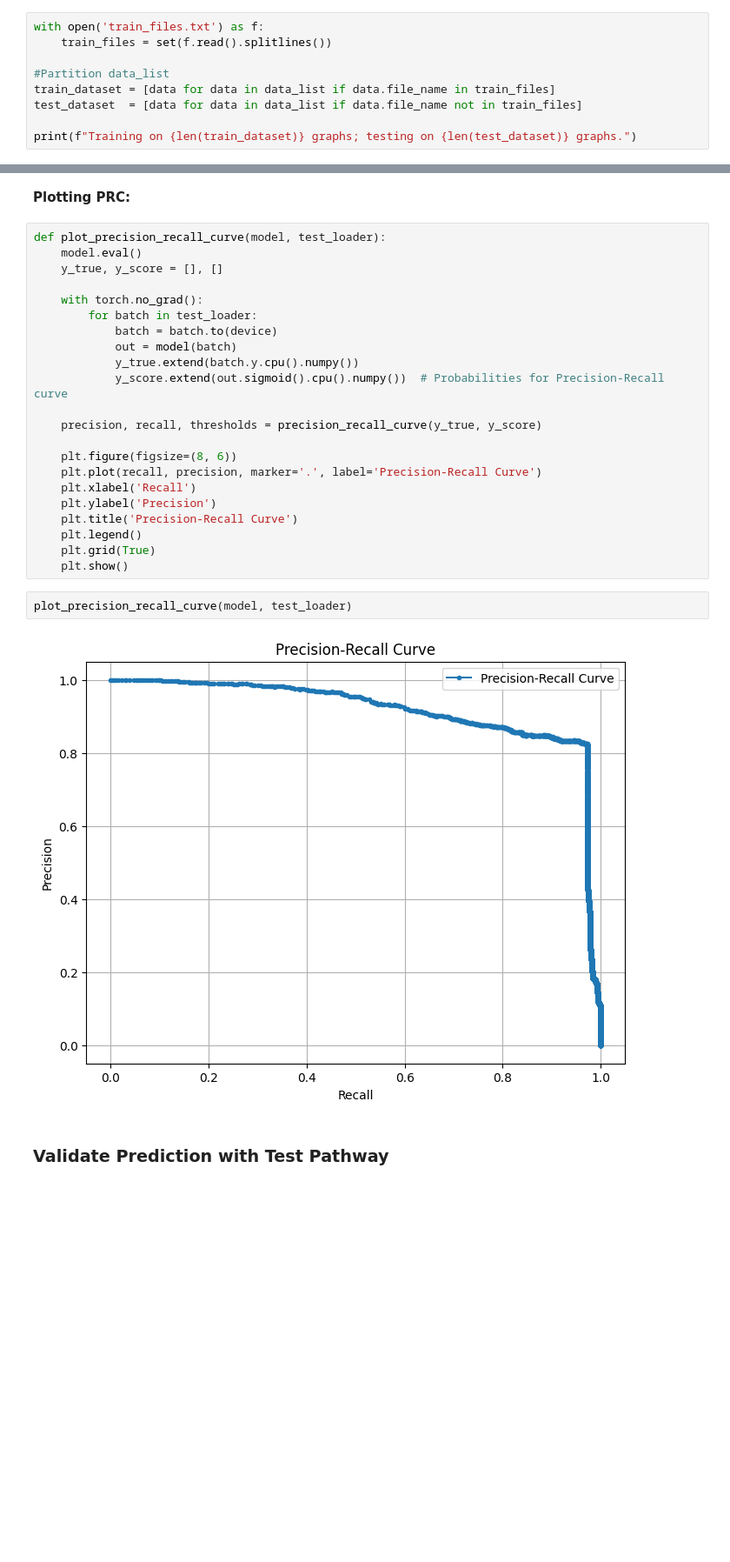
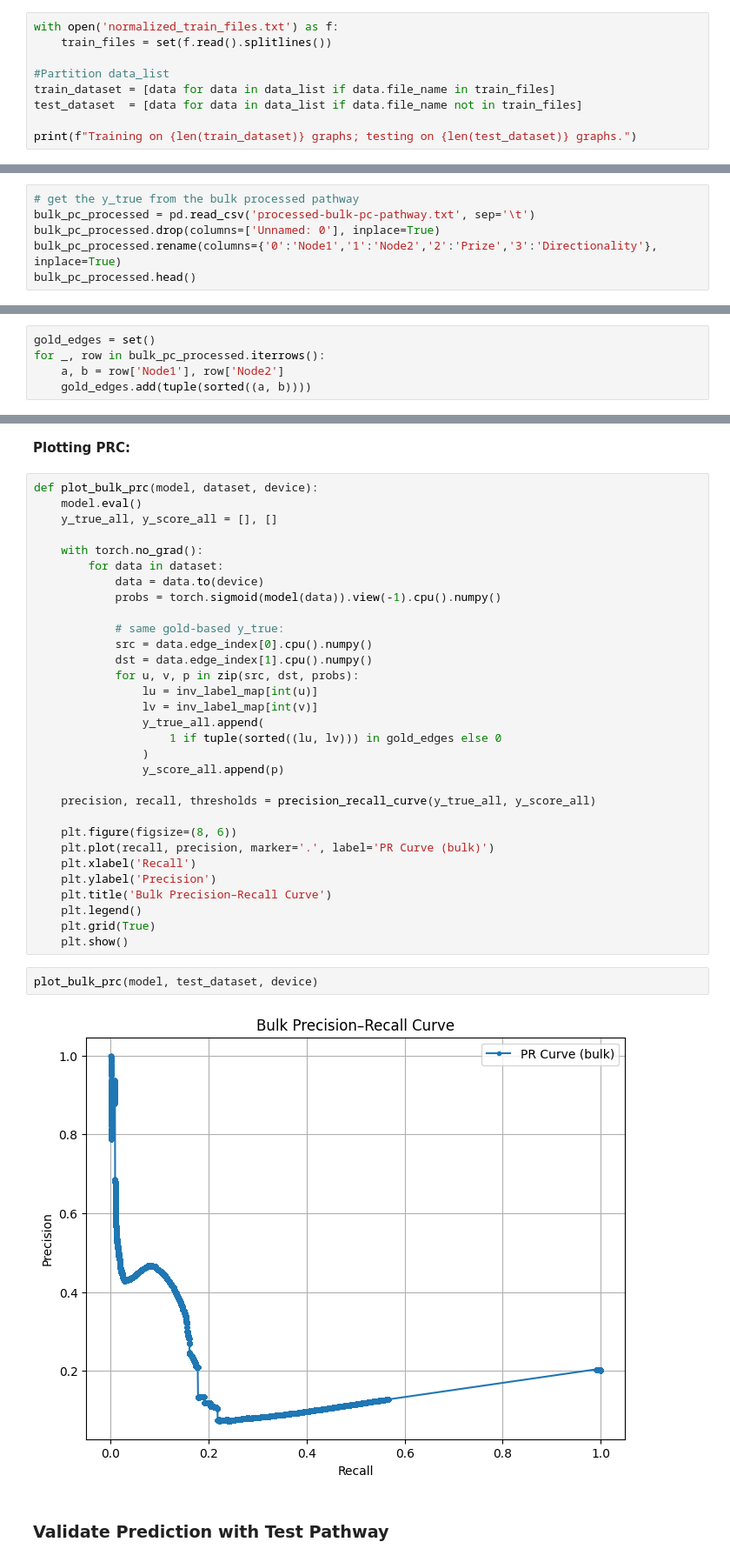
Before and after one commit to sumedhars/csc7901-ml-capstone, a Jupyter notebook: train_and_eval_gnn.ipynb, the cells around one changed output, grey strips where cells are left out. Shown at 87% size. Drawn from its saved outputs; the diff is of its cells as text; blank space fills up the shorter version.

```diff
--- a/train_and_eval_gnn.ipynb
+++ b/train_and_eval_gnn.ipynb
@@ -101,7 +109,7 @@ test_size = len(data_list) - train_size
 # %% [markdown]
 ### Train-test split: from existing train split file
 # %%
-with open('train_files.txt') as f:
+with open('normalized_train_files.txt') as f:
     train_files = set(f.read().splitlines())
 
 #Partition data_list
@@ -301,3 +309,9 @@ Epoch 7/7, Loss: 0.1918
 # %% [markdown]
 - Evaluates the model's performance using precision, recall, F1-score, and AUC-ROC.
 - These metrics provide a comprehensive assessment of the model's classification performance, especially important for imbalanced datasets
+# %%
+# get the y_true from the bulk processed pathway
+bulk_pc_processed = pd.read_csv('processed-bulk-pc-pathway.txt', sep='\t')
+bulk_pc_processed.drop(columns=['Unnamed: 0'], inplace=True)
+bulk_pc_processed.rename(columns={'0':'Node1','1':'Node2','2':'Prize','3':'Directionality'}, inplace=True)
+bulk_pc_processed.head()
@@ -304 +325,6 @@ Epoch 7/7, Loss: 0.1918
+# %%
+gold_edges = set()
+for _, row in bulk_pc_processed.iterrows():
+    a, b = row['Node1'], row['Node2']
+    gold_edges.add(tuple(sorted((a, b))))
 # %%
@@ -327,31 +371,40 @@ Precision: 0.0298, Recall: 1.0000, F1: 0.0579, AUC-ROC: 1.0000
 # %% [markdown]
 **Plotting PRC:**
 # %%
-def plot_precision_recall_curve(model, test_loader):
+def plot_bulk_prc(model, dataset, device):
     model.eval()
-    y_true, y_score = [], []
+    y_true_all, y_score_all = [], []
 
     with torch.no_grad():
-        for batch in test_loader:
-            batch = batch.to(device)
-            out = model(batch)
-            y_true.extend(batch.y.cpu().numpy())
-            y_score.extend(out.sigmoid().cpu().numpy())  # Probabilities for Precision-Recall curve
+        for data in dataset:
+            data = data.to(device)
+            probs = torch.sigmoid(model(data)).view(-1).cpu().numpy()
 
-    precision, recall, thresholds = precision_recall_curve(y_true, y_score)
+            # same gold-based y_true:
+            src = data.edge_index[0].cpu().numpy()
+            dst = data.edge_index[1].cpu().numpy()
+            for u, v, p in zip(src, dst, probs):
+                lu = inv_label_map[int(u)]
+                lv = inv_label_map[int(v)]
+                y_true_all.append(
+                    1 if tuple(sorted((lu, lv))) in gold_edges else 0
+                )
+                y_score_all.append(p)
+
+    precision, recall, thresholds = precision_recall_curve(y_true_all, y_score_all)
 
     plt.figure(figsize=(8, 6))
-    plt.plot(recall, precision, marker='.', label='Precision-Recall Curve')
+    plt.plot(recall, precision, marker='.', label='PR Curve (bulk)')
     plt.xlabel('Recall')
     plt.ylabel('Precision')
-    plt.title('Precision-Recall Curve')
+    plt.title('Bulk Precision–Recall Curve')
     plt.legend()
     plt.grid(True)
     plt.show()
 # %%
-plot_precision_recall_curve(model, test_loader)
+plot_bulk_prc(model, test_dataset, device)
 # %% [output]
-[figure, old version]
+[figure, new version]
 # %% [markdown]
 ### Validate Prediction with Test Pathway
 # %% [markdown]
```
Also changed, not shown: parts of 14 cells of this notebook, 5 other files.
